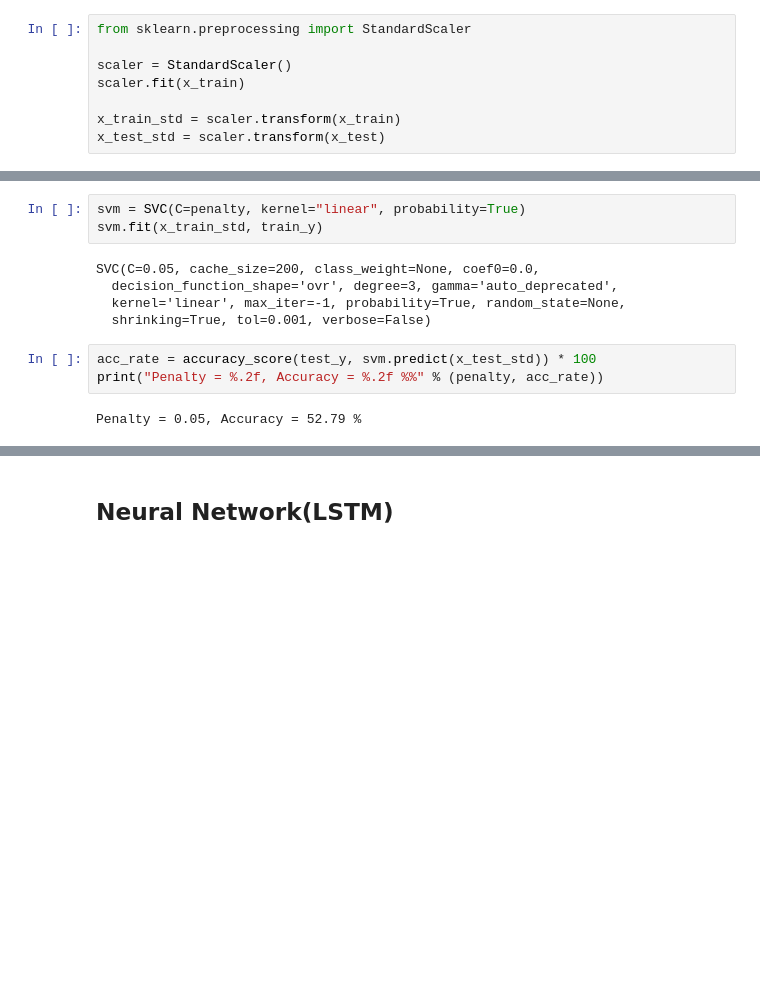
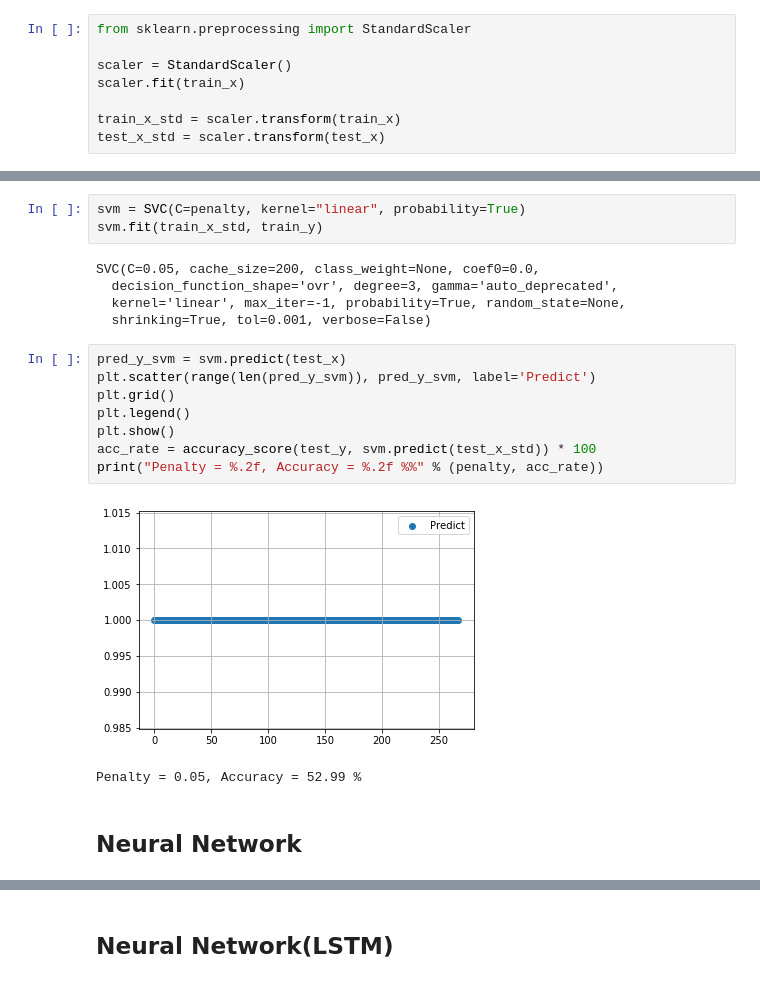
Before and after one commit to shihyuuuuuuu/FDA, a Jupyter notebook: hw3/FDA_hw3.ipynb, the cells around one changed output, grey strips where cells are left out. Saved outputs shown, nothing was run; the diff lists cells and outputs as text; blank space fills up the shorter version.

```diff
--- a/hw3/FDA_hw3.ipynb
+++ b/hw3/FDA_hw3.ipynb
@@ -121,7 +130,7 @@ from sklearn.svm import SVC
 from sklearn.preprocessing import StandardScaler
 
 scaler = StandardScaler()
-scaler.fit(x_train)
+scaler.fit(train_x)
 
-x_train_std = scaler.transform(x_train)
-x_test_std = scaler.transform(x_test)
+train_x_std = scaler.transform(train_x)
+test_x_std = scaler.transform(test_x)
@@ -134,13 +139,21 @@ penalty = 0.05
 # %%
 svm = SVC(C=penalty, kernel="linear", probability=True)
-svm.fit(x_train_std, train_y)
+svm.fit(train_x_std, train_y)
 # %% [output]
 SVC(C=0.05, cache_size=200, class_weight=None, coef0=0.0,
   decision_function_shape='ovr', degree=3, gamma='auto_deprecated',
   kernel='linear', max_iter=-1, probability=True, random_state=None,
   shrinking=True, tol=0.001, verbose=False)
 # %%
-acc_rate = accuracy_score(test_y, svm.predict(x_test_std)) * 100
+pred_y_svm = svm.predict(test_x)
+plt.scatter(range(len(pred_y_svm)), pred_y_svm, label='Predict')
+plt.grid()
+plt.legend()
+plt.show()
+acc_rate = accuracy_score(test_y, svm.predict(test_x_std)) * 100
 print("Penalty = %.2f, Accuracy = %.2f %%" % (penalty, acc_rate))
 # %% [output]
+[figure, added]
-Penalty = 0.05, Accuracy = 52.79 %
+Penalty = 0.05, Accuracy = 52.99 %
+# %% [markdown]
+## Neural Network
```
Also changed, not shown: parts of 27 cells of this notebook.
